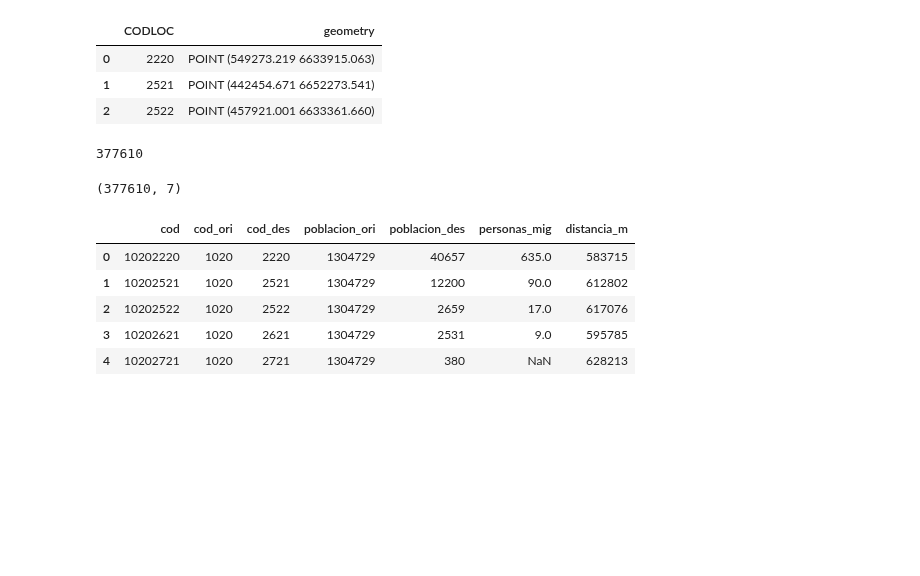
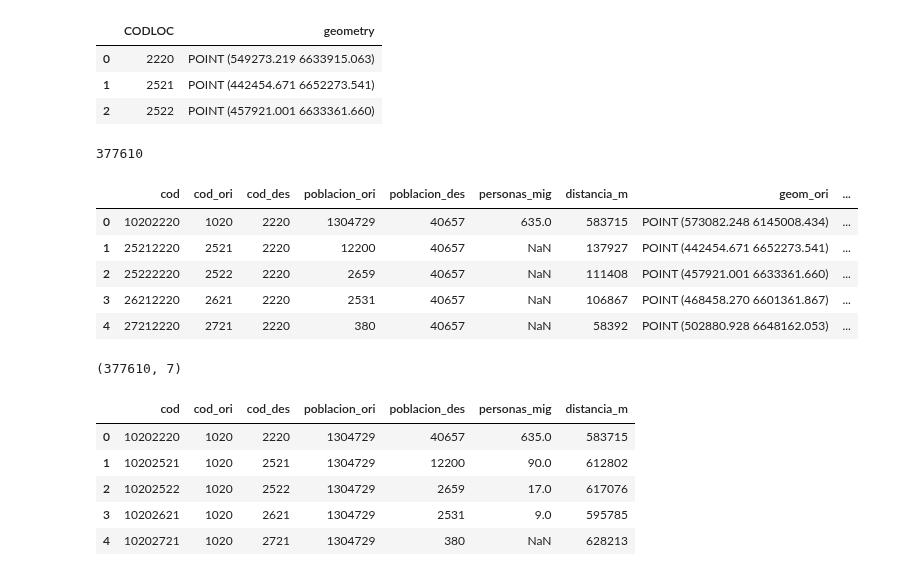
Before and after one commit to guillermodangelo/tesis, a Jupyter notebook: 07-MIE-localidades.ipynb, the cells around one changed output. Drawn from its saved outputs; the diff is of its cells as text; code cells hidden in the pictures; blank space fills up the shorter version.

```diff
--- a/07-MIE-localidades.ipynb
+++ b/07-MIE-localidades.ipynb
@@ -44,14 +35,21 @@ len(locs_cod) ** 2 - len(locs_cod)
 # %%
 # pega geometrías
 dd = flujos_loc.merge(locs, left_on='cod_ori', right_on='CODLOC')
 dd = dd.merge(locs, left_on='cod_des', right_on='CODLOC')
 dd.drop(['CODLOC_x', 'CODLOC_y'], axis=1, inplace=True)
 dd.rename({'geometry_x':'geom_ori', 'geometry_y':'geom_des'}, axis=1, inplace=True)
 
 dd.head()
 
 # exporta CSV con geometrías puntuales para mapa de flujos
-dd.to_csv('capas/loc_lines.csv', index=False)
+#dd.to_csv('capas/loc_lines.csv', index=False)
+# %% [output]
+|  | cod | cod_ori | cod_des | poblacion_ori | poblacion_des | personas_mig | distancia_m | geom_ori | ... |
+| 0 | 10202220 | 1020 | 2220 | 1304729 | 40657 | 635.0 | 583715 | POINT (573082.248 6145008.434) | ... |
+| 1 | 25212220 | 2521 | 2220 | 12200 | 40657 | NaN | 137927 | POINT (442454.671 6652273.541) | ... |
+| 2 | 25222220 | 2522 | 2220 | 2659 | 40657 | NaN | 111408 | POINT (457921.001 6633361.660) | ... |
+| 3 | 26212220 | 2621 | 2220 | 2531 | 40657 | NaN | 106867 | POINT (468458.270 6601361.867) | ... |
+| 4 | 27212220 | 2721 | 2220 | 380 | 40657 | NaN | 58392 | POINT (502880.928 6648162.053) | ... |
 # %%
 print(flujos_loc.shape)
 flujos_loc.head()
```
Also changed, not shown: parts of 8 cells of this notebook.
